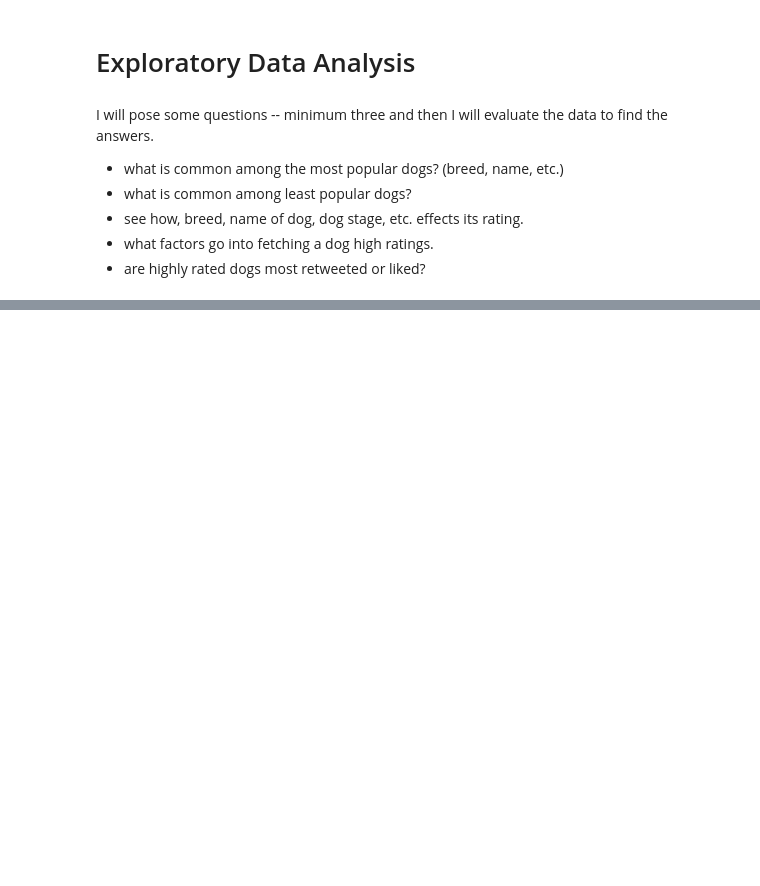
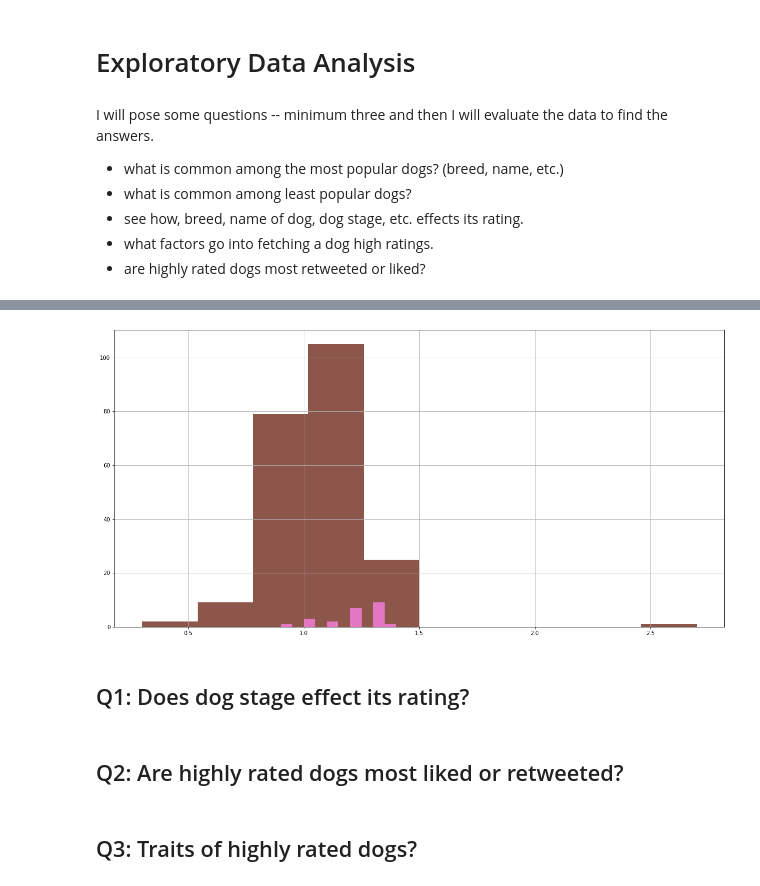
Before and after one commit to SidraEffendi/data-wrangling, a Jupyter notebook: wrangle_act.ipynb, the cells around one changed output, grey strips where cells are left out. Saved outputs shown, nothing was run; the diff lists cells and outputs as text; code cells hidden in the pictures; blank space fills up the shorter version.

```diff
--- a/wrangle_act.ipynb
+++ b/wrangle_act.ipynb
@@ -896,0 +926,6 @@ I will pose some questions -- minimum three and then I will evaluate the data to
+# %%
+t_archive_clean.groupby('dog_stage')['rating'].hist(figsize=(20,10));
+# %% [output]
+[figure, added]
+# %% [markdown]
+## Q1: Does dog stage effect its rating?
@@ -896,0 +934,4 @@ I will pose some questions -- minimum three and then I will evaluate the data to
+# %% [markdown]
+## Q2: Are highly rated dogs most liked or retweeted?
+# %% [markdown]
+## Q3: Traits of highly rated dogs?
```
Also changed, not shown: parts of 13 cells of this notebook.
